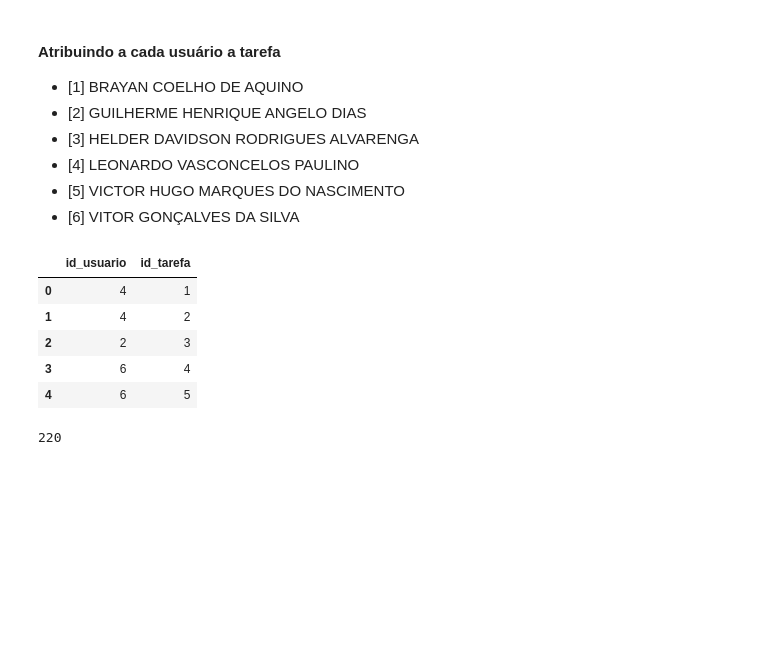
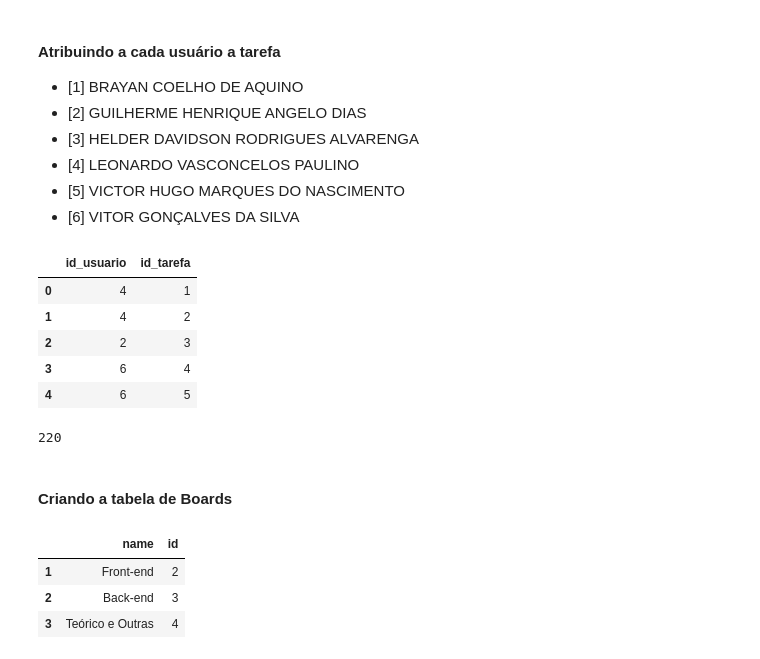
Before and after one commit to sptech-eventify/database-files, a Jupyter notebook: notebooks/migration.ipynb, the cells around one changed output. Drawn from its saved outputs; the diff is of its cells as text; code cells hidden in the pictures; blank space fills up the shorter version.

```diff
--- a/notebooks/migration.ipynb
+++ b/notebooks/migration.ipynb
@@ -121,3 +185,17 @@ df_usuario_tarefa.head()
 df_usuario_tarefa.shape[0]
 # %% [output]
 220
+# %% [markdown]
+#### Criando a tabela de Boards
+# %%
+df_boards = pd.DataFrame(columns=['id', 'name'])
+df_boards = df_planilha[['board']].drop_duplicates().reset_index(drop=True)
+df_boards = df_boards.assign(id=range(1, len(df_boards) + 1))
+df_boards = df_boards.rename(columns={"board": "name"})
+df_boards = df_boards[df_boards["name"] != ""]
+df_boards.head()
+# %% [output]
+|  | name | id |
+| 1 | Front-end | 2 |
+| 2 | Back-end | 3 |
+| 3 | Teórico e Outras | 4 |
```
Also changed, not shown: parts of 16 cells of this notebook.
